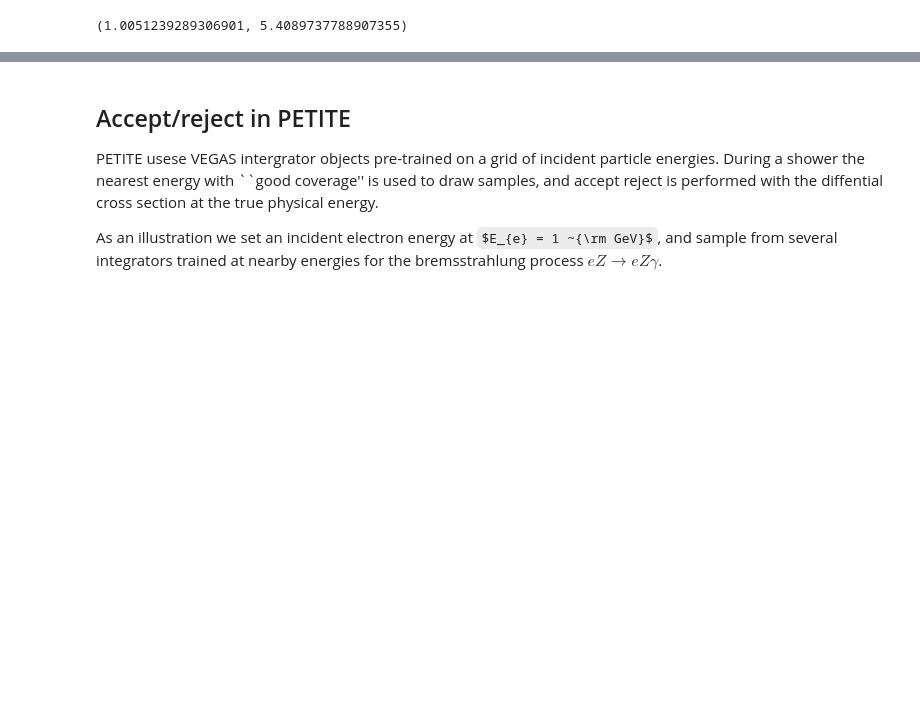
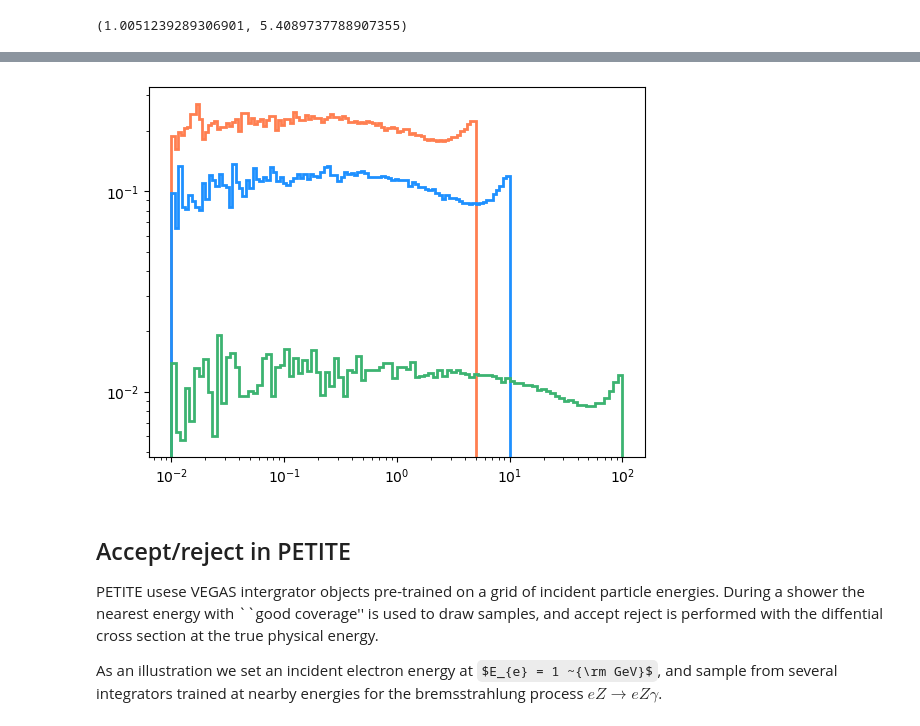
Before and after one commit to kjkellyphys/PETITE, a Jupyter notebook: examples/PETITEShower_v3.ipynb, the cells around one changed output, grey strips where cells are left out. Cells and saved outputs as stored; diff of their text form; code cells hidden in the pictures; some formulas as TeX source; blank space fills up the shorter version.

```diff
--- a/examples/PETITEShower_v3.ipynb
+++ b/examples/PETITEShower_v3.ipynb
@@ -103,3 +124,11 @@ EVec[58], EVec[73]
+# %%
+plt.hist(epsplus5, bins=np.logspace(-2, np.log10(5.0), 101), histtype='step', density=True, color='coral', lw=2);
+plt.hist(epsplus, bins=np.logspace(-2, 1, 101), histtype='step', density=True, color='dodgerblue', lw=2);
+plt.hist(epsplus100, bins=np.logspace(-2, 2, 101), histtype='step', density=True, color='mediumseagreen', lw=2);
+plt.gca().set_xscale('log')
+plt.gca().set_yscale('log')
+# %% [output]
+[figure, added]
 # %% [markdown]
 ## Accept/reject in PETITE
 PETITE usese VEGAS intergrator objects pre-trained on a grid of incident particle energies. During a shower the nearest energy with ``good coverage'' is used to draw samples, and accept reject is performed with the diffential cross section at the true physical energy.
```
Also changed, not shown: parts of 4 cells of this notebook, 22 other files.
